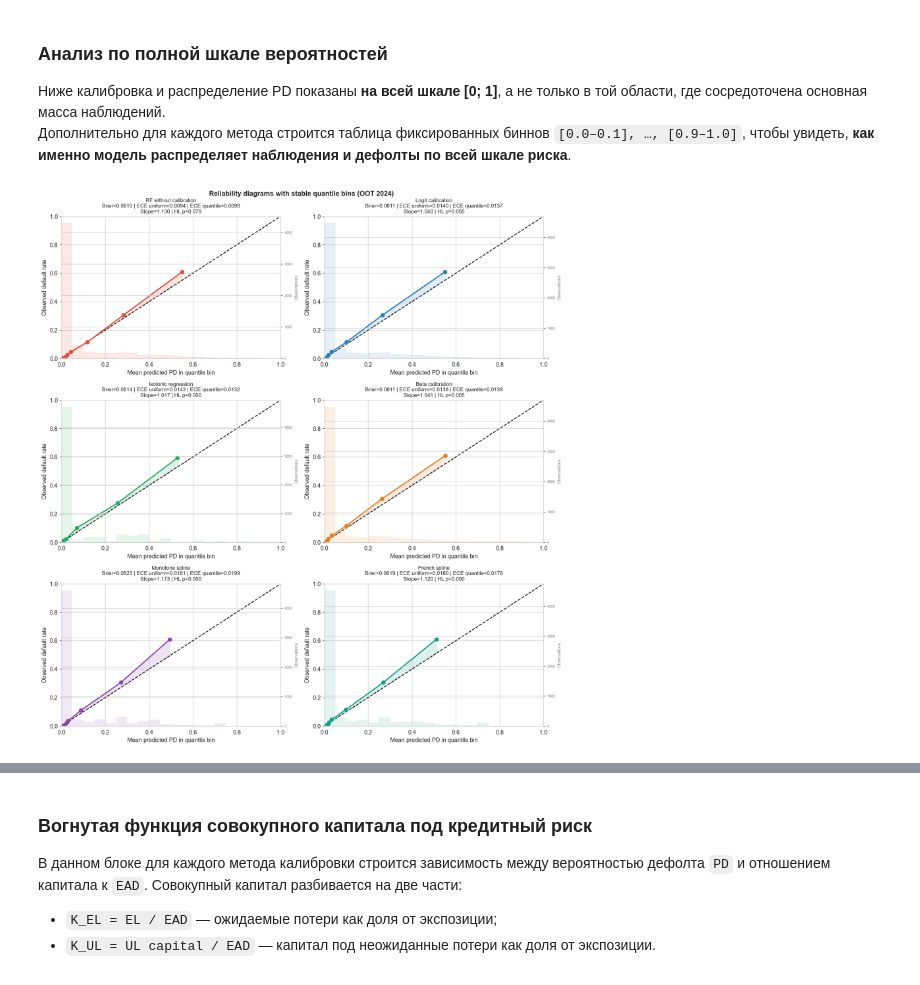
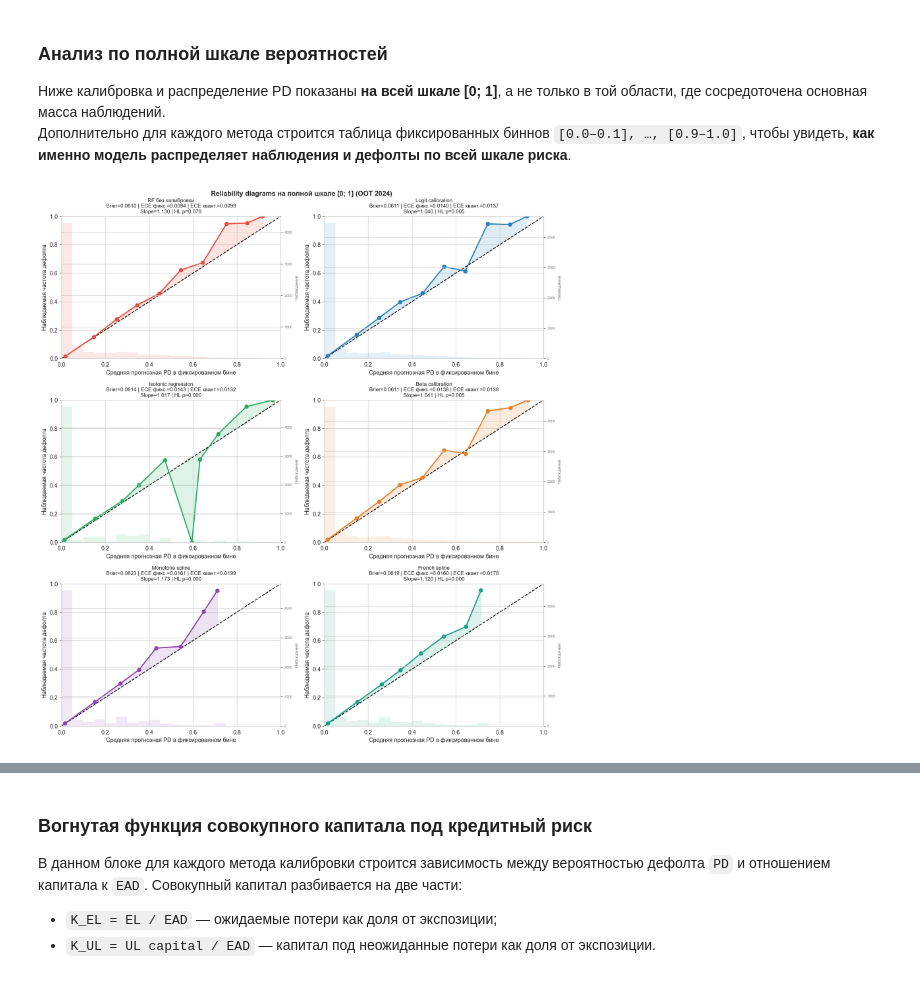
Before and after one commit to ddudenko275-boop/ColebrationTedo, a Jupyter notebook: notebooks/pd_calibration.ipynb, the cells around one changed output, grey strips where cells are left out. Saved outputs shown, nothing was run; the diff lists cells and outputs as text; code cells hidden in the pictures.

```diff
--- a/notebooks/pd_calibration.ipynb
+++ b/notebooks/pd_calibration.ipynb
@@ -2077,9 +2076,8 @@ French spline                0.06195  [0.05811, 0.06601]   0.9284  [0.9202, 0.93
 Ниже калибровка и распределение PD показаны **на всей шкале [0; 1]**, а не только в той области, где сосредоточена основная масса наблюдений.
 Дополнительно для каждого метода строится таблица фиксированных биннов `[0.0–0.1], …, [0.9–1.0]`, чтобы увидеть, **как именно модель распределяет наблюдения и дефолты по всей шкале риска**.
 # %%
-all_methods = {"RF without calibration": scores_test, **calibrated_probs}
+all_methods = {"RF без калибровки": scores_test, **calibrated_probs}
 
-MIN_RELIABILITY_BIN_N = 30
 n_methods = len(all_methods)
 ncols = 2
 nrows = int(np.ceil(n_methods / ncols))
@@ -2088,83 +2086,44 @@ axes = np.atleast_1d(axes).flatten()
 
 for i, (name, probs) in enumerate(all_methods.items()):
     ax = axes[i]
-    curve_table = calibration_bin_table(
-        y_test.values,
-        probs,
-        n_bins=10,
-        strategy="quantile",
-        min_count=MIN_RELIABILITY_BIN_N,
-    )
-    plot_table = curve_table.loc[~curve_table["is_sparse"]].copy()
+    mean_pred, frac_pos = get_calibration_curve(y_test.values, probs, n_bins=10, strategy="uniform")
     m = summary_metrics(y_test.values, probs)
 
     ax.plot([0, 1], [0, 1], "k--", lw=1.5)
-    ax.plot(
-        plot_table["avg_pd"],
-        plot_table["default_rate"],
-        "o-",
-        color=COLORS[i],
-        lw=2.2,
-        ms=7,
-    )
-    ax.fill_between(
-        plot_table["avg_pd"],
-        plot_table["avg_pd"],
-        plot_table["default_rate"],
-        alpha=0.15,
-        color=COLORS[i],
-    )
-
-    sparse_table = curve_table.loc[curve_table["is_sparse"]]
-    if not sparse_table.empty:
-        ax.scatter(
-            sparse_table["avg_pd"],
-            sparse_table["default_rate"],
-            s=70,
-            facecolors="none",
-            edgecolors=COLORS[i],
-            linewidths=1.8,
-            label=f"sparse bins n < {MIN_RELIABILITY_BIN_N}",
-        )
-        ax.legend(loc="upper left", fontsize=8)
+    ax.plot(mean_pred, frac_pos, "o-", color=COLORS[i], lw=2.2, ms=7)
+    ax.fill_between(mean_pred, mean_pred, frac_pos, alpha=0.15, color=COLORS[i])
 
     ax2 = ax.twinx()
     ax2.hist(probs, bins=np.linspace(0, 1, 21), alpha=0.12, color=COLORS[i])
-    ax2.set_ylabel("Observations", fontsize=8, color="gray")
+    ax2.set_ylabel("Наблюдений", fontsize=8, color="gray")
     ax2.tick_params(axis="y", labelsize=7, labelcolor="gray")
 
     subtitle = (
-        f'Brier={m["brier_score"]:.4f} | ECE uniform={m["ece_uniform"]:.4f} | ECE quantile={m["ece_quantile"]:.4f}\n'
+        f'Brier={m["brier_score"]:.4f} | ECE фикс.={m["ece_uniform"]:.4f} | ECE квант.={m["ece_quantile"]:.4f}\n'
         f'Slope={m["cal_slope"]:.3f} | HL p={m["hl_p_value"]:.3f}'
     )
     ax.set_title(f"{name}\n{subtitle}", fontsize=10)
-    ax.set_xlabel("Mean predicted PD in quantile bin")
-    ax.set_ylabel("Observed default rate")
+    ax.set_xlabel("Средняя прогнозная PD в фиксированном бине")
+    ax.set_ylabel("Наблюдаемая частота дефолта")
     ax.set_xlim(0, 1)
     ax.set_ylim(0, 1)
 
 for j in range(i + 1, len(axes)):
     axes[j].axis("off")
 
-plt.suptitle(
-    "Reliability diagrams with stable quantile bins (OOT 2024)",
-    fontsize=13,
-    fontweight="bold",
-)
+plt.suptitle("Reliability diagrams на полной шкале [0; 1] (OOT 2024)", fontsize=13, fontweight="bold")
 plt.tight_layout()
 plt.show()
 
-print("Fixed-bin diagnostics on the full [0, 1] scale. Sparse bins are not used as connected reliability points:")
+print("Распределение наблюдений и дефолтов по фиксированным бинам на полной шкале [0; 1]:")
 for name, probs in all_methods.items():
-    print()
-    print("=" * 90)
+    print("\n" + "=" * 90)
     print(name)
     print("=" * 90)
     bin_table = fixed_bin_table(y_test.values, probs, n_bins=10).copy()
-    bin_table["is_sparse"] = bin_table["n"] < MIN_RELIABILITY_BIN_N
     bin_table["share"] = (100 * bin_table["share"]).round(2)
     bin_table["avg_pd"] = bin_table["avg_pd"].round(4)
     bin_table["default_rate"] = bin_table["default_rate"].round(4)
     print(bin_table.to_string(index=False))
 # %% [output]
-[figure, old version]
+[figure, new version]
```
Also changed, not shown: parts of 5 cells of this notebook, 2 other files.
